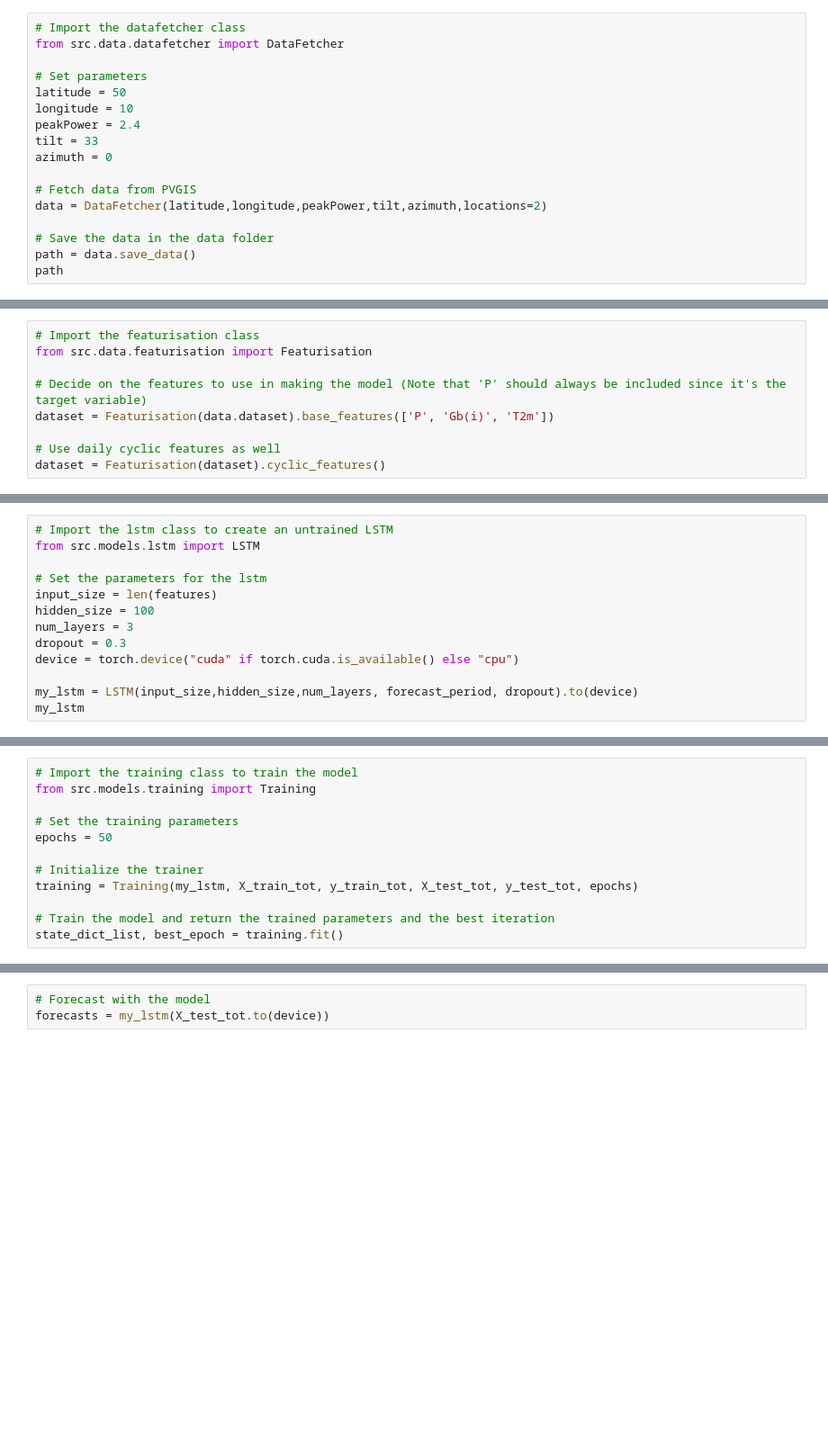
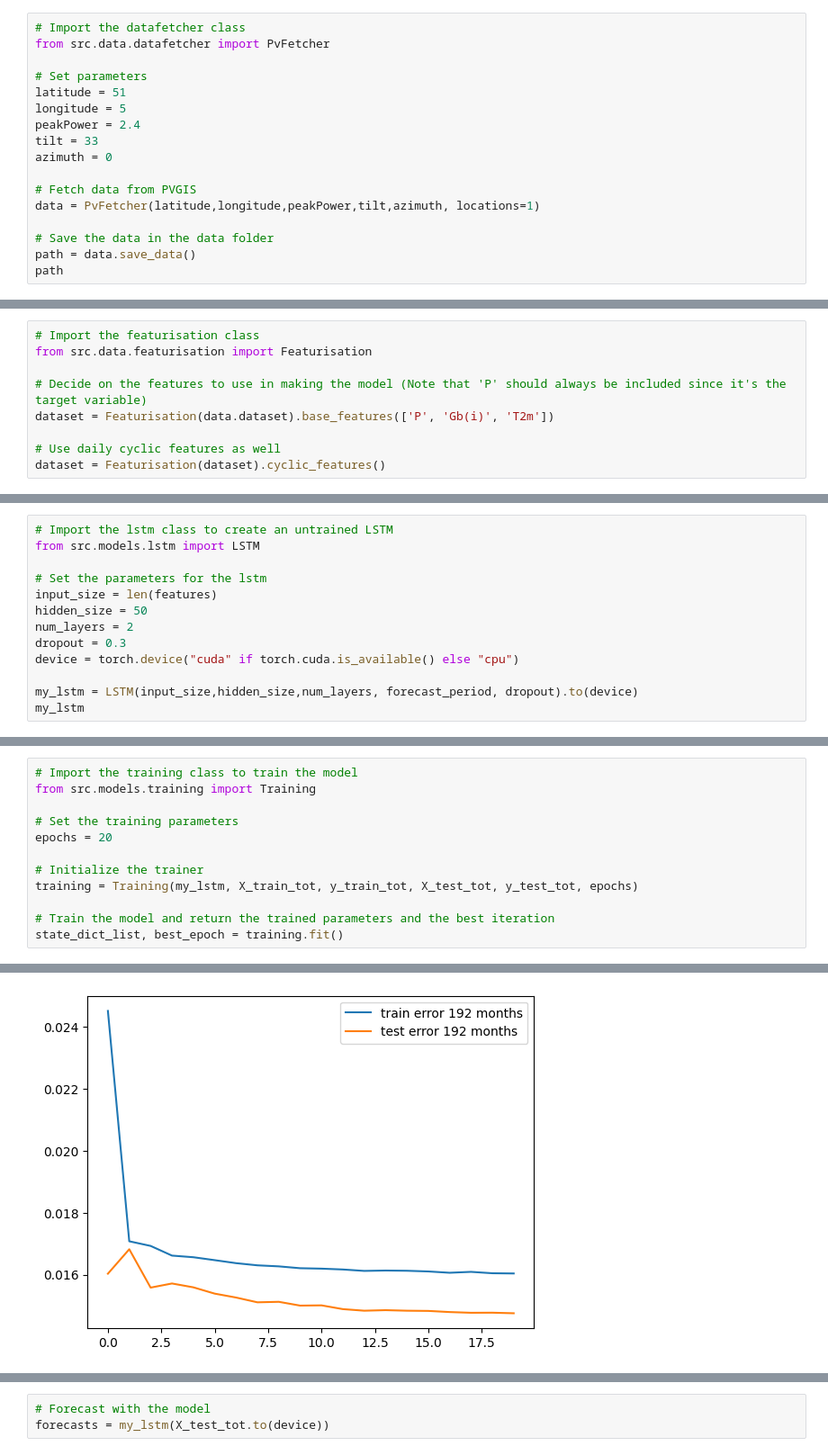
Before and after one commit to Joris-Dprtr/SolNet, a Jupyter notebook: notebooks/example_run.ipynb, the cells around one changed output, grey strips where cells are left out. Shown at 90% size. Saved outputs shown, nothing was run; the diff lists cells and outputs as text; blank space fills up the shorter version.

```diff
--- a/notebooks/example_run.ipynb
+++ b/notebooks/example_run.ipynb
@@ -1,16 +11,16 @@
 # %%
 # Import the datafetcher class
-from src.data.datafetcher import DataFetcher
+from src.data.datafetcher import PvFetcher
 
 # Set parameters
-latitude = 50
-longitude = 10
+latitude = 51
+longitude = 5
 peakPower = 2.4
 tilt = 33
 azimuth = 0
 
 # Fetch data from PVGIS
-data = DataFetcher(latitude,longitude,peakPower,tilt,azimuth,locations=2)
+data = PvFetcher(latitude,longitude,peakPower,tilt,azimuth, locations=1)
 
 # Save the data in the data folder
 path = data.save_data()
@@ -61,8 +107,8 @@ from src.models.lstm import LSTM
 
 # Set the parameters for the lstm
 input_size = len(features)
-hidden_size = 100
-num_layers = 3
+hidden_size = 50
+num_layers = 2
 dropout = 0.3
 device = torch.device("cuda" if torch.cuda.is_available() else "cpu")
 
@@ -73,10 +124,11 @@ my_lstm
 from src.models.training import Training
 
 # Set the training parameters
-epochs = 50
+epochs = 20
 
 # Initialize the trainer
 training = Training(my_lstm, X_train_tot, y_train_tot, X_test_tot, y_test_tot, epochs)
 
 # Train the model and return the trained parameters and the best iteration
 state_dict_list, best_epoch = training.fit()
+# %% [output]
@@ -83,3 +140,4 @@ state_dict_list, best_epoch = training.fit()
+[figure, added]
 # %%
 # Load the state dictionary of the best performing model
 
```
Also changed, not shown: parts of 20 cells of this notebook, 4 other files.
